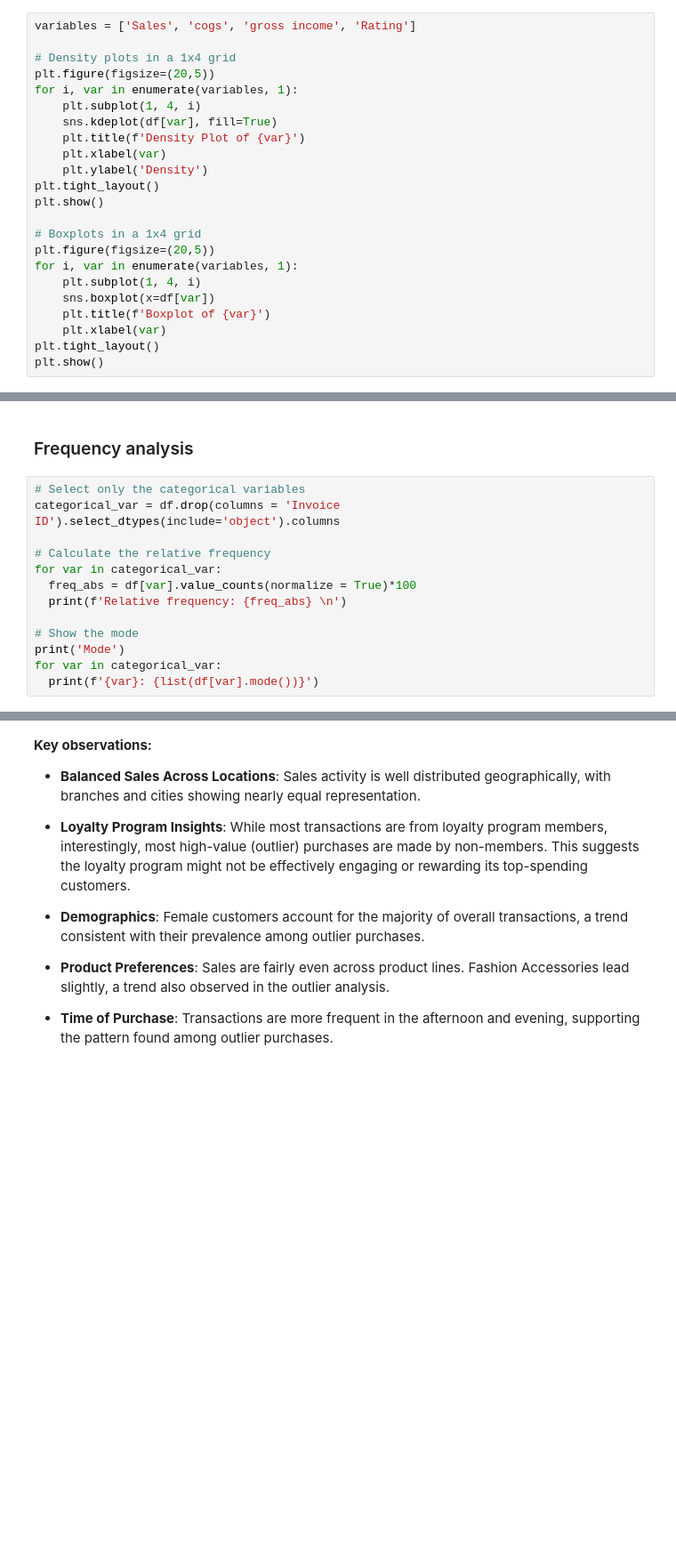
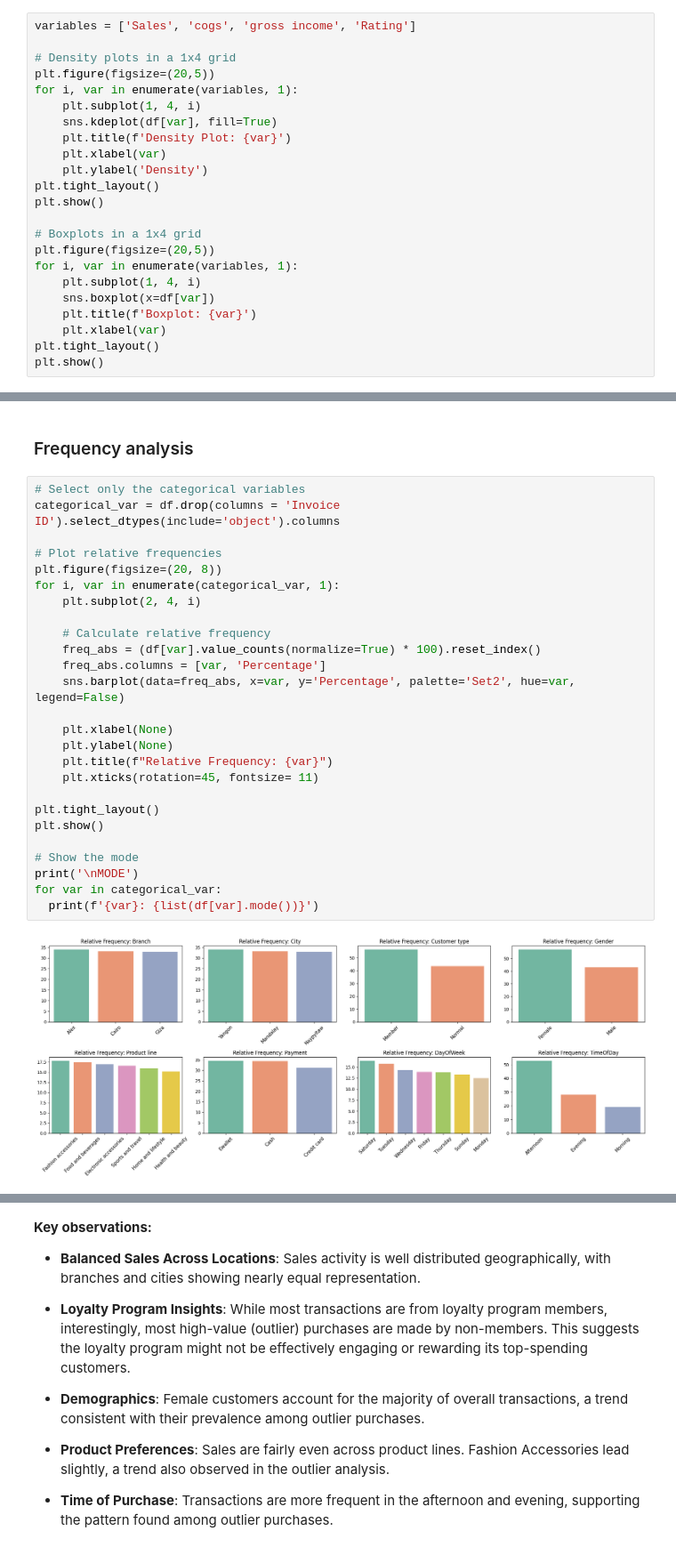
Before and after one commit to StefanoBgl/Supermarket-Sales-Analysis, a Jupyter notebook: [Completed] Understanding_Customer_Behavior_through_Sales_Data.ipynb, the cells around one changed output, grey strips where cells are left out. Shown: that part at 89% size. Drawn from its saved outputs; the diff is of its cells as text; blank space fills up the shorter version.

```diff
--- a/[Completed] Understanding_Customer_Behavior_through_Sales_Data.ipynb
+++ b/[Completed] Understanding_Customer_Behavior_through_Sales_Data.ipynb
@@ -227,7 +227,7 @@ plt.figure(figsize=(20,5))
 for i, var in enumerate(variables, 1):
     plt.subplot(1, 4, i)
     sns.kdeplot(df[var], fill=True)
-    plt.title(f'Density Plot of {var}')
+    plt.title(f'Density Plot: {var}')
     plt.xlabel(var)
     plt.ylabel('Density')
 plt.tight_layout()
@@ -238,7 +238,7 @@ plt.figure(figsize=(20,5))
 for i, var in enumerate(variables, 1):
     plt.subplot(1, 4, i)
     sns.boxplot(x=df[var])
-    plt.title(f'Boxplot of {var}')
+    plt.title(f'Boxplot: {var}')
     plt.xlabel(var)
 plt.tight_layout()
 plt.show()
@@ -399,14 +399,28 @@ plt.show()
 # %%
 # Select only the categorical variables
 categorical_var = df.drop(columns = 'Invoice ID').select_dtypes(include='object').columns
 
-# Calculate the relative frequency
-for var in categorical_var:
-  freq_abs = df[var].value_counts(normalize = True)*100
-  print(f'Relative frequency: {freq_abs} \n')
+# Plot relative frequencies
+plt.figure(figsize=(20, 8))
+for i, var in enumerate(categorical_var, 1):
+    plt.subplot(2, 4, i)
+
+    # Calculate relative frequency
+    freq_abs = (df[var].value_counts(normalize=True) * 100).reset_index()
+    freq_abs.columns = [var, 'Percentage']
+    sns.barplot(data=freq_abs, x=var, y='Percentage', palette='Set2', hue=var, legend=False)
+
+    plt.xlabel(None)
+    plt.ylabel(None)
+    plt.title(f"Relative Frequency: {var}")
+    plt.xticks(rotation=45, fontsize= 11)
+
+plt.tight_layout()
+plt.show()
 
 # Show the mode
-print('Mode')
+print('\nMODE')
 for var in categorical_var:
   print(f'{var}: {list(df[var].mode())}')
 # %% [output]
+[figure, added]
```
Also changed, not shown: parts of 3 cells of this notebook.
